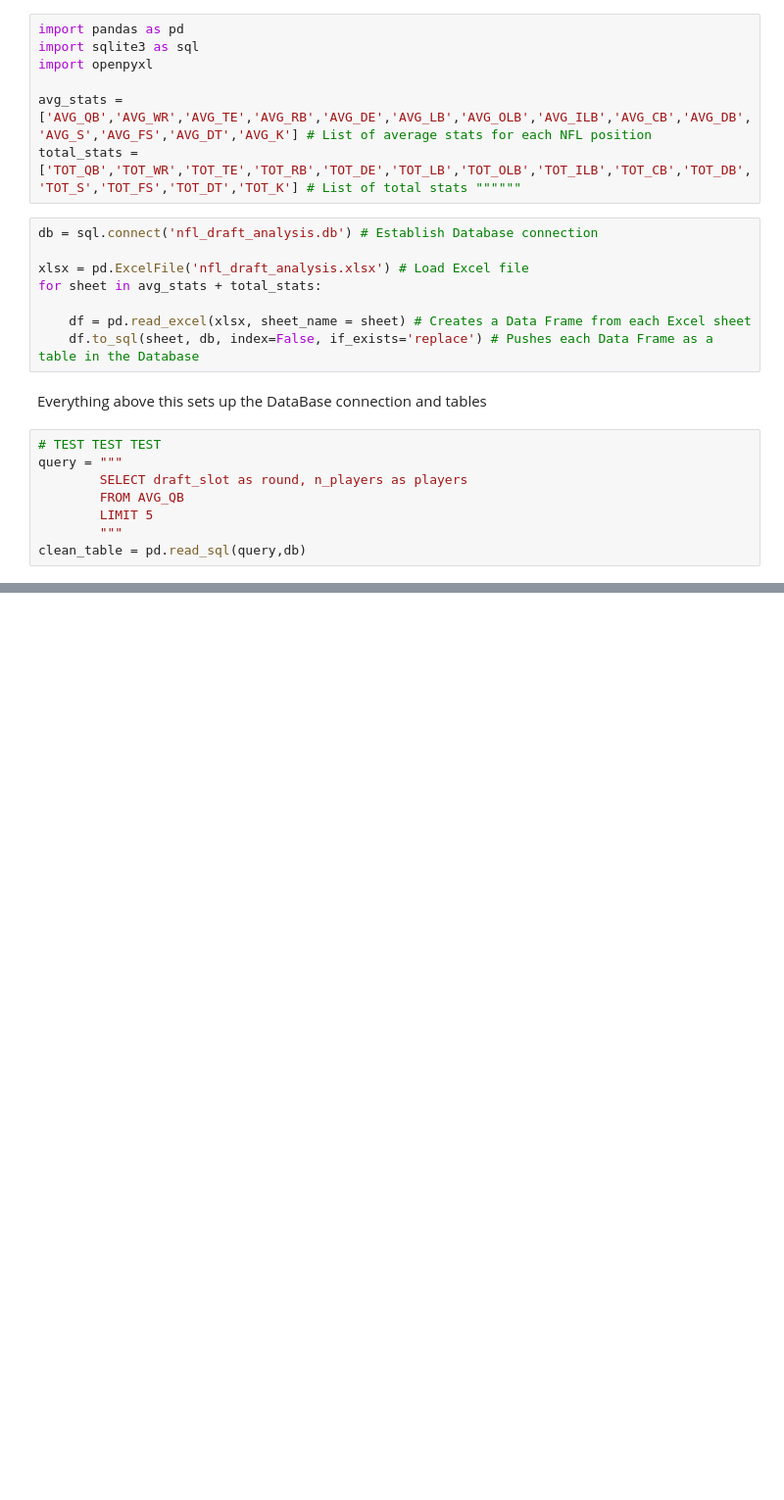
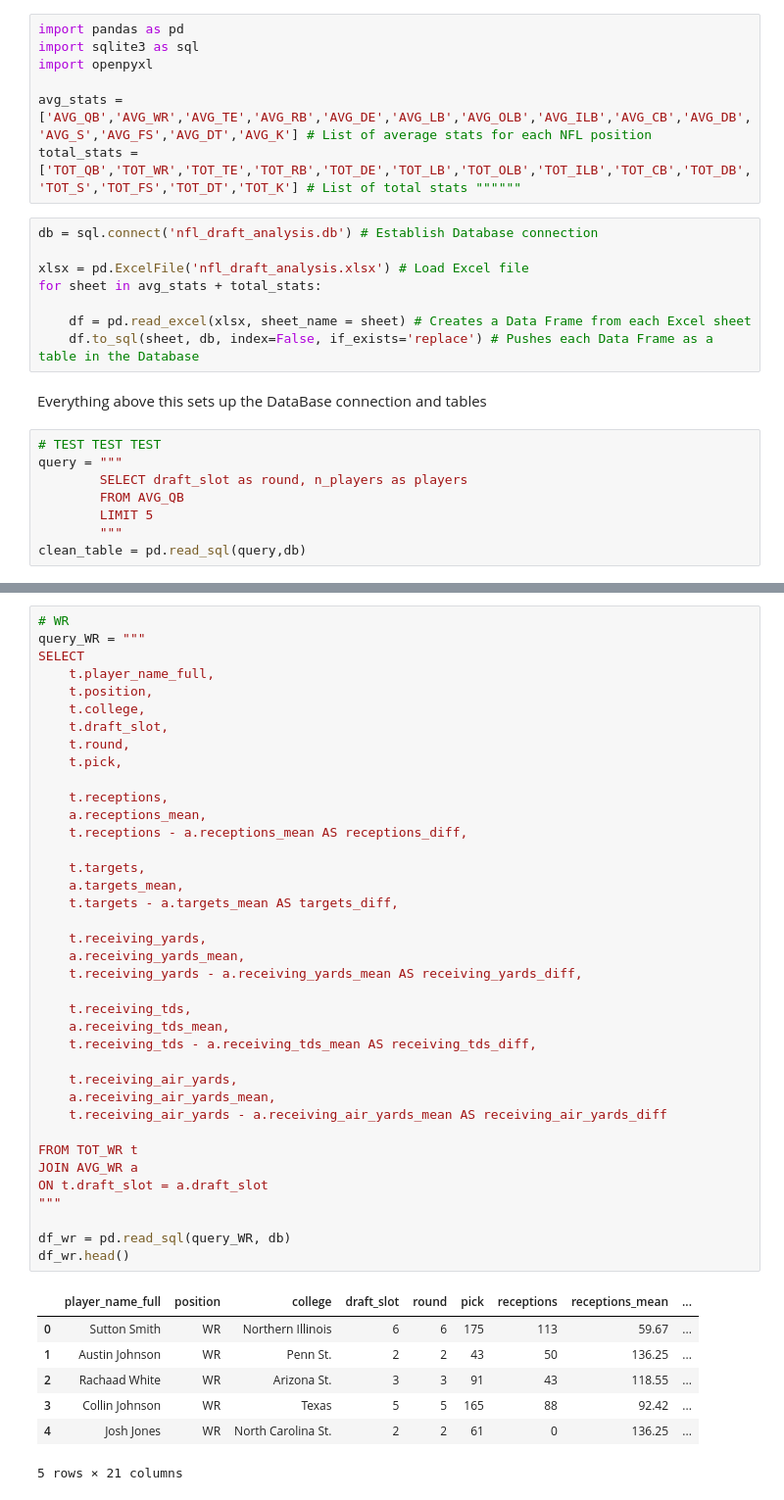
Before and after one commit to eauy27/STA141B-Group-26, a Jupyter notebook: SQL_NFLdata.ipynb, the cells around one changed output, grey strips where cells are left out. Shown at 98% size. Saved outputs shown, nothing was run; the diff lists cells and outputs as text; blank space fills up the shorter version.

```diff
--- a/SQL_NFLdata.ipynb
+++ b/SQL_NFLdata.ipynb
@@ -38,0 +79,46 @@ clean_table = pd.read_sql(query,db)
+# %%
+# WR
+query_WR = """
+SELECT
+    t.player_name_full,
+    t.position,
+    t.college,
+    t.draft_slot,
+    t.round,
+    t.pick,
+
+    t.receptions,
+    a.receptions_mean,
+    t.receptions - a.receptions_mean AS receptions_diff,
+
+    t.targets,
+    a.targets_mean,
+    t.targets - a.targets_mean AS targets_diff,
+
+    t.receiving_yards,
+    a.receiving_yards_mean,
+    t.receiving_yards - a.receiving_yards_mean AS receiving_yards_diff,
+
+    t.receiving_tds,
+    a.receiving_tds_mean,
+    t.receiving_tds - a.receiving_tds_mean AS receiving_tds_diff,
+
+    t.receiving_air_yards,
+    a.receiving_air_yards_mean,
+    t.receiving_air_yards - a.receiving_air_yards_mean AS receiving_air_yards_diff
+
+FROM TOT_WR t
+JOIN AVG_WR a
+ON t.draft_slot = a.draft_slot
+"""
+
+df_wr = pd.read_sql(query_WR, db)
+df_wr.head()
+# %% [output]
+|  | player_name_full | position | college | draft_slot | round | pick | receptions | receptions_mean | ... |
+| 0 | Sutton Smith | WR | Northern Illinois | 6 | 6 | 175 | 113 | 59.67 | ... |
+| 1 | Austin Johnson | WR | Penn St. | 2 | 2 | 43 | 50 | 136.25 | ... |
+| 2 | Rachaad White | WR | Arizona St. | 3 | 3 | 91 | 43 | 118.55 | ... |
+| 3 | Collin Johnson | WR | Texas | 5 | 5 | 165 | 88 | 92.42 | ... |
+| 4 | Josh Jones | WR | North Carolina St. | 2 | 2 | 61 | 0 | 136.25 | ... |
+5 rows × 21 columns
```
Also changed, not shown: parts of 7 cells of this notebook.
